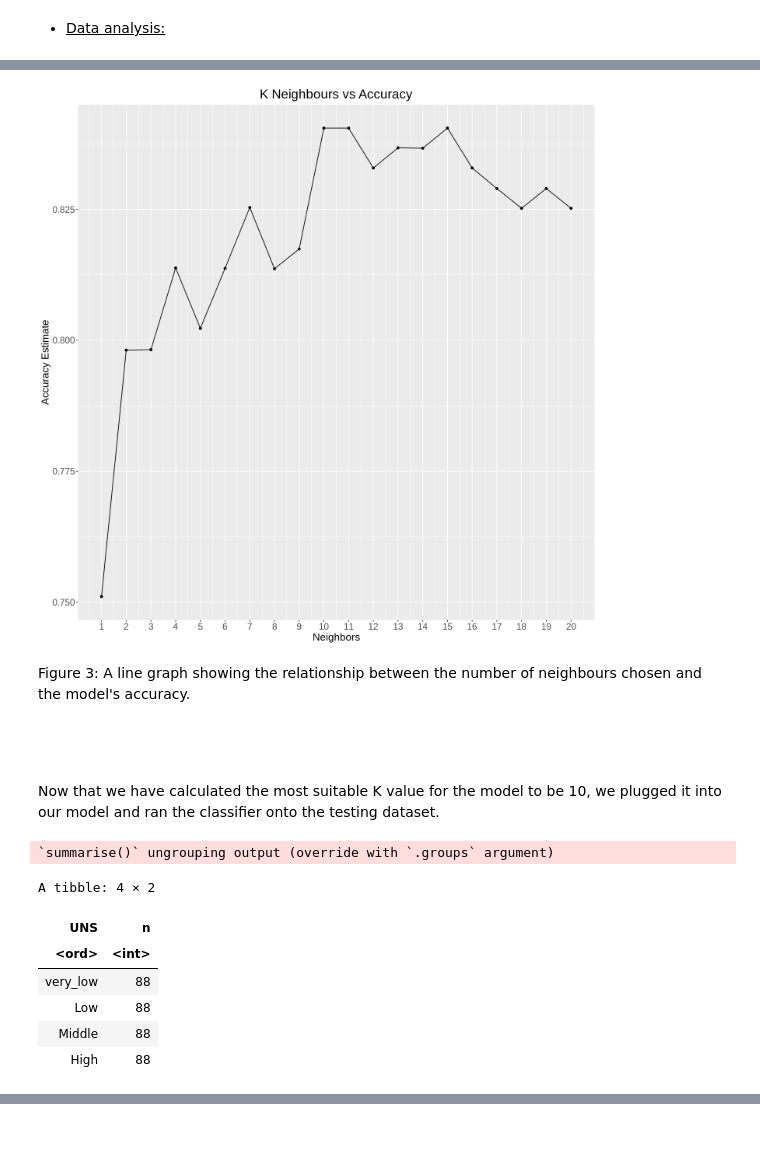
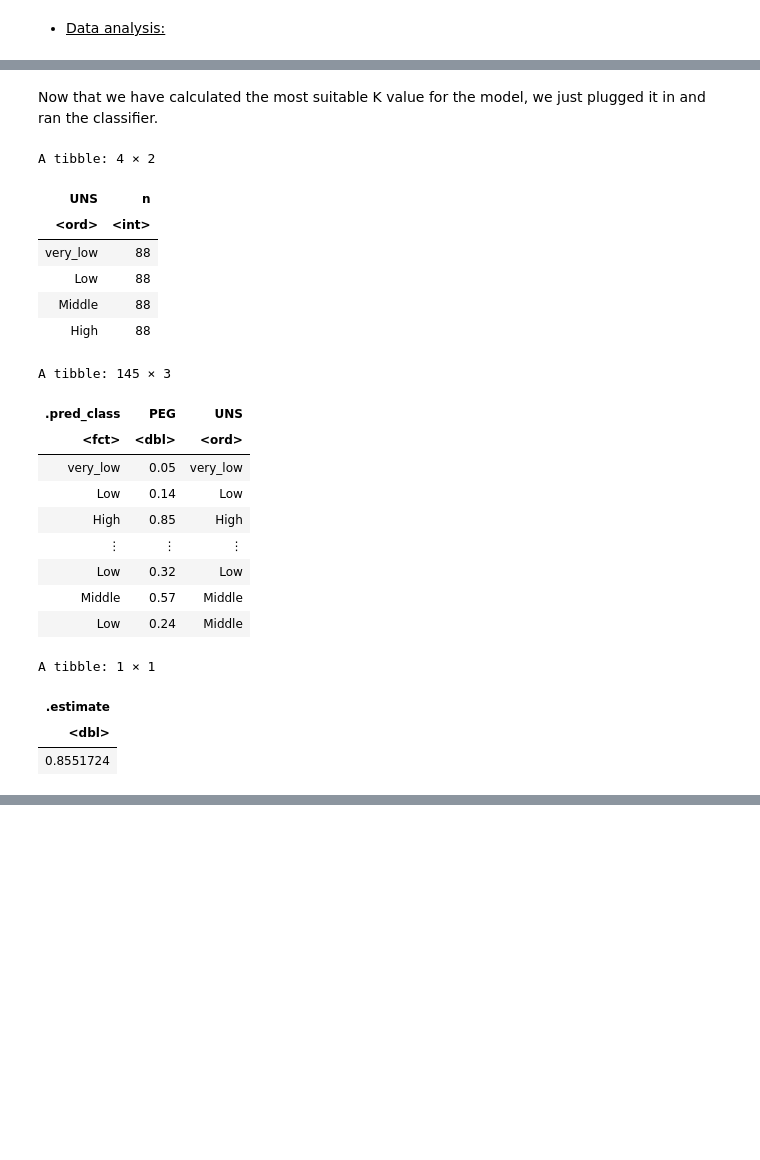
Before and after one commit to pgbenng/DSCI-Group-38-Project, a Jupyter notebook: proposal.ipynb, the cells around one changed output, grey strips where cells are left out. Saved outputs shown, nothing was run; the diff lists cells and outputs as text; code cells hidden in the pictures; blank space fills up the shorter version.

```diff
--- a/proposal.ipynb
+++ b/proposal.ipynb
@@ -284,43 +287,57 @@ Table 6: Results after cross-validating the training data and testing K values o
-# %%
-accuracy_vs_k <- ggplot(results, aes(x = neighbors, y = mean)) +     #graphs a K vs accuracy scatterplot
-                 geom_point() + geom_line() +                        #specifies that each point in the graph will have a dot and lines that connects
-                 labs(x = "Neighbors", y = "Accuracy Estimate") +    #gives the x and y axis titles
-                 scale_x_continuous(breaks = seq(0, 20, by = 1)) +   #makes it easier to match each point in the graph with its k value
-                 ggtitle("K Neighbours vs Accuracy") +                 #gives the graph a title
-                 theme(axis.title.x = element_text(size = 16),       #makes all the labels on the graph bigger
-                       axis.text.x = element_text(size = 14),
-                       axis.text.y = element_text(size = 14),
-                       axis.title.y = element_text(size = 16),
-                      plot.title = element_text(size = 20, hjust = 0.5))
-
-
-accuracy_vs_k
-# %% [output]
-[figure, removed]
-# %% [markdown]
-Figure 3: A line graph showing the relationship between the number of neighbours chosen and the model's accuracy.
-
-
-<br> </br>
-<br> </br>
 # %% [markdown]
-Now that we have calculated the most suitable K value for the model to be 10, we plugged it into our model and ran the classifier onto the testing dataset.
+Now that we have calculated the most suitable K value for the model, we just plugged it in and ran the classifier.
 # %%
+set.seed(9999)
+
 ups_recipe <- recipe(UNS ~ PEG, data = dataset_training) %>%
-              step_upsample(UNS, over_ratio = 1, skip = FALSE) %>%     #create a recipe that balance the training data
-                                                                       #so that number of points for each level are the same
+              step_upsample(UNS, over_ratio = 1, skip = FALSE) %>%     #create a recipe that balance the training data so that number of points for each level are the same
               prep()
 dataset_training_2 <- bake(ups_recipe, dataset_training)   # apply the recipe onto the training data
 
 dataset_training_2 %>%
   group_by(UNS) %>%
   summarize(n = n())     # here we can see the number of data points for each level are the same
+
+
+knn_spec_2 <- nearest_neighbor(weight_func = "rectangular", neighbors = kmin) %>%      # plug in the best k value that we found above
+              set_engine("kknn") %>%
+              set_mode("classification")
+
+knn_fit <- workflow() %>%
+           add_recipe(recipe) %>%             #adds the same recipe above
+           add_model(knn_spec_2) %>%          #adds the new model with the best k-value that we found above
+           fit(data = dataset_training_2)       #fit the training data
+
+predictions <- knn_fit %>%                   #fits the workflow
+               predict(dataset_testing) %>%  #predicts the UNS value  for each observation in the testing data
+               bind_cols(dataset_testing)    #puts the column with all the predictions into the testing dataframe
+predictions
+
+
+summary <- predictions %>%
+            metrics(truth = "UNS", estimate = ".pred_class") %>%  #determines the accuracy (and other metrics) based on each testing set observation's predicted UNS value and actual UNS value
+           filter(.metric == "accuracy")%>%                       #filters out all the rows with the accuracy metric since that is the only thing we need
+           select(.estimate)                                      #selects the accuracy value
+summary
 # %% [output]
-`summarise()` ungrouping output (override with `.groups` argument)
+A tibble: 4 × 2
+| UNS | n |
+| <ord> | <int> |
+| very_low | 88 |
+| Low | 88 |
+| Middle | 88 |
+| High | 88 |
-A tibble: 4 × 2
+A tibble: 145 × 3
-| UNS | n |
-| <ord> | <int> |
-| very_low | 88 |
-| Low | 88 |
-| Middle | 88 |
-| High | 88 |
+| .pred_class | PEG | UNS |
+| <fct> | <dbl> | <ord> |
+| very_low | 0.05 | very_low |
+| Low | 0.14 | Low |
+| High | 0.85 | High |
+| ⋮ | ⋮ | ⋮ |
+| Low | 0.32 | Low |
+| Middle | 0.57 | Middle |
+| Low | 0.24 | Middle |
+A tibble: 1 × 1
+| .estimate |
+| <dbl> |
+| 0.8551724 |
```
Also changed, not shown: parts of 38 cells of this notebook.
